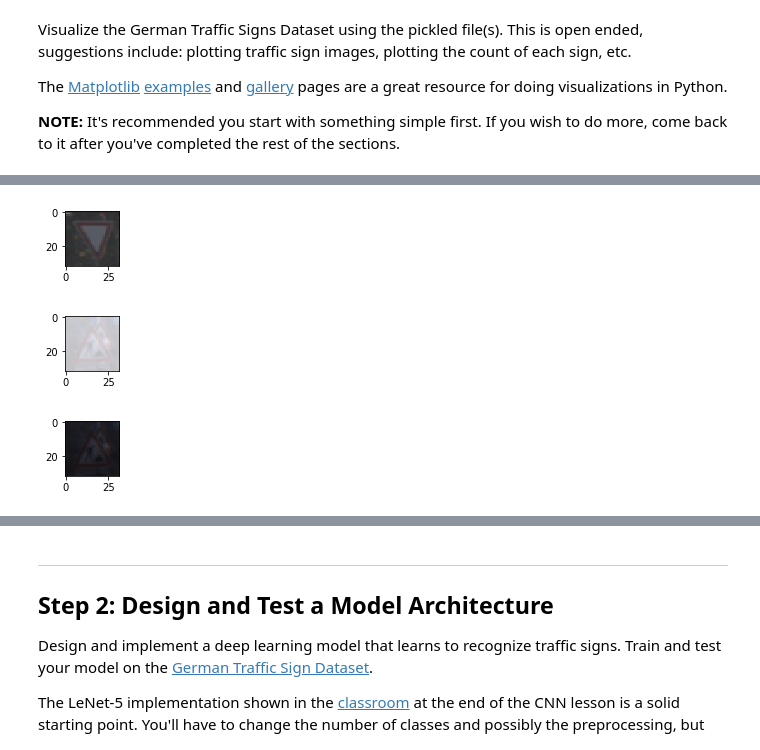
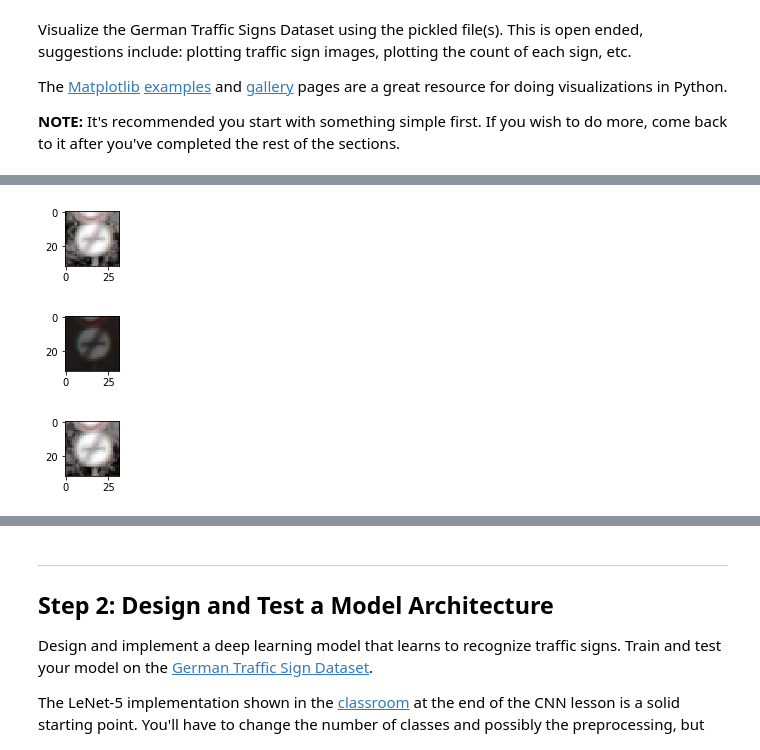
Before and after one commit to akshaykhole/carnd1-project2, a Jupyter notebook: Traffic_Sign_Classifier.ipynb, the cells around one changed output, grey strips where cells are left out. Drawn from its saved outputs; the diff is of its cells as text; code cells hidden in the pictures.

```diff
--- a/Traffic_Sign_Classifier.ipynb
+++ b/Traffic_Sign_Classifier.ipynb
@@ -93,29 +94,80 @@ The [Matplotlib](http://matplotlib.org/) [examples](http://matplotlib.org/exampl
 
 **NOTE:** It's recommended you start with something simple first. If you wish to do more, come back to it after you've completed the rest of the sections.
 # %%
+# print(len(X_train))
+### References: https://www.packtpub.com/mapt/book/application-development/9781785283932/2/ch02lvl1sec26/enhancing-the-contrast-in-an-image
 ### Data exploration visualization code goes here.
 ### Feel free to use as many code cells as needed.
 from sklearn.utils import shuffle
 import random
 import numpy as np
 import matplotlib.pyplot as plt
+import cv2
 # Visualizations will be shown in the notebook.
 %matplotlib inline
 
+def print_image(img):
+    plt.figure(figsize=(1, 1))
+    plt.imshow(img)
+
+# Normalization as part of pre-processing the input
 def normalize_images(images):
     return (images - images.mean()) / (np.max(images) - np.min(images))
 
-X_train_orig = np.copy(X_train)
-X_train = normalize_images(X_train)
+def increase_brightness_and_contrast(images, labels):
+    copy_of_images = np.copy(images)
+    print(copy_of_images.shape)
+    print(type(labels))
 
-for i in range(5):
-    index = random.randint(0, n_train)
-    image = X_train[index].squeeze()
-    image_orig = X_train_orig[index].squeeze()
-    plt.figure(figsize=(1, 1))
-    plt.imshow(image)
+    for index, img in enumerate(images[0:5]):
+        img_copy = np.copy(img)
+        print_image(img_copy)
 
-    plt.figure(figsize=(1, 1))
-    plt.imshow(image_orig)
-    print(y_train[index])
+        img_copy = cv2.cvtColor(img, cv2.COLOR_BGR2YUV)
+        img_copy[:,:,0] = cv2.equalizeHist(img_copy[:,:,0])
+        img_copy = cv2.cvtColor(img_copy, cv2.COLOR_YUV2BGR)
+        copy_of_images = np.concatenate((copy_of_images, np.array([img_copy])))
+        labels = np.concatenate((labels, np.array([labels[index]])))
+        print_image(img_copy)
+        print(labels.shape)
+        print(copy_of_images.shape)
+
+    return copy_of_images, labels
+
+X_train, y_train = increase_brightness_and_contrast(X_train, y_train)
+
+# def add_grayscaled_images(images):
+#     copy_of_images = np.copy(images)
+
+#     for img in images[0:5]:
+#         img_copy = np.copy(img)
+#         print_image(img_copy)
+
+#         img_copy = cv2.cvtColor(img_copy, cv2.COLOR_RGB2GRAY)
+#         img_copy = cv2.equalizeHist(img_copy)
+
+#         print_image(img_copy)
+#         copy_of_images = np.concatenate((copy_of_images, img_copy))
+#         print(copy_of_images.shape)
+
+#     return(copy_of_images)
+
+# X_train = add_grayscaled_images(X_train)
+
+# Compare how images look before and after normalization
+# X_train_orig = np.copy(X_train)
+# X_train = normalize_images(X_train)
+
+# for i in range(5):
+#     index = random.randint(0, n_train)
+#     image = X_train[index].squeeze()
+#     image_orig = X_train_orig[index].squeeze()
+#     plt.figure(figsize=(1, 1))
+#     plt.imshow(image) # After Normalization
+
+#     plt.figure(figsize=(1, 1))
+#     plt.imshow(image_orig) # Before Normalization
+#     print(y_train[index])
+
+# print(len(X_train))
 # %% [output]
@@ -132,3 +191,3 @@ for i in range(5):
-[figure, old version]
+[figure, new version]
-[figure, old version]
+[figure, new version]
-[figure, old version]
+[figure, new version]
```
Also changed, not shown: parts of 3 cells of this notebook, 2 other files.
